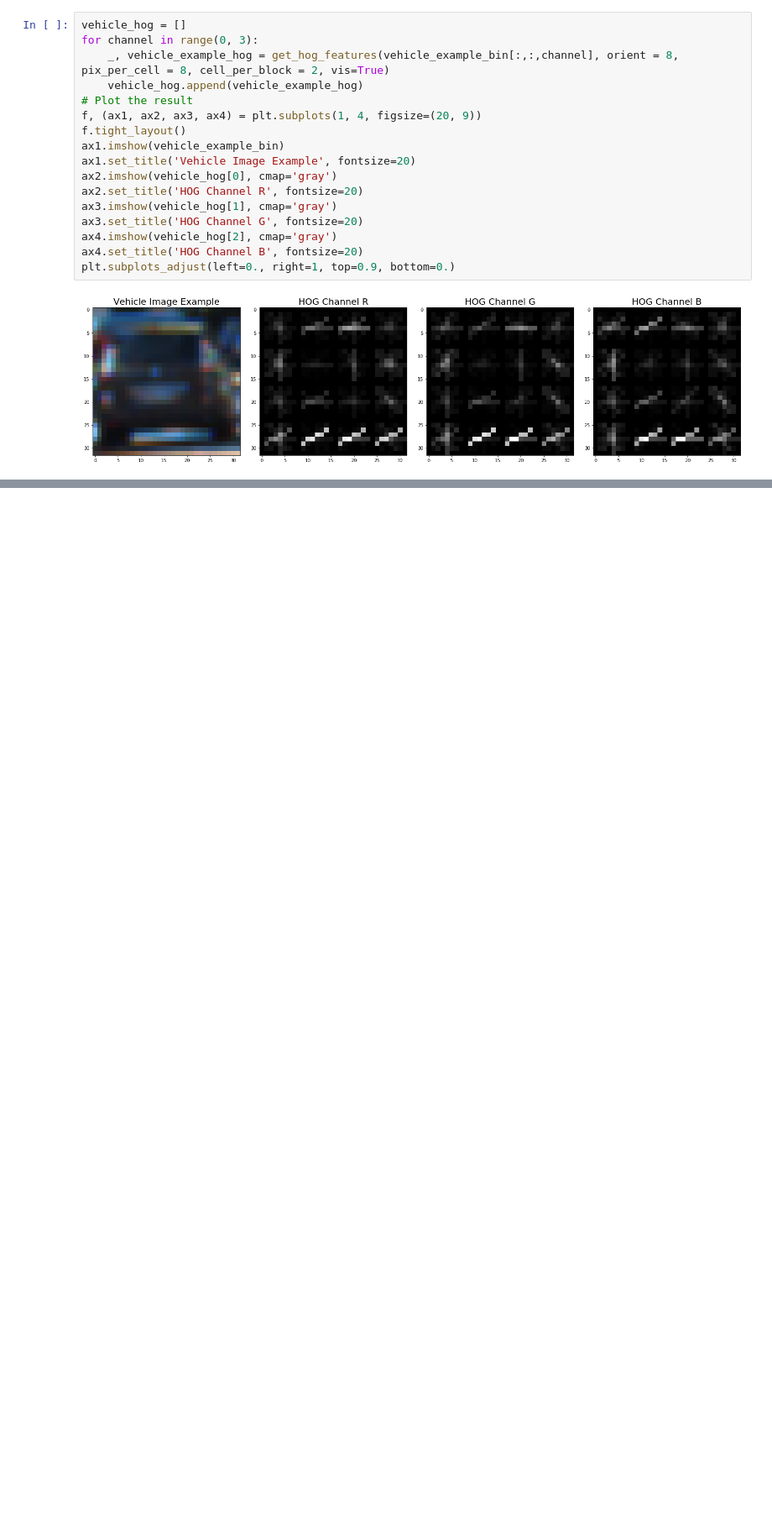
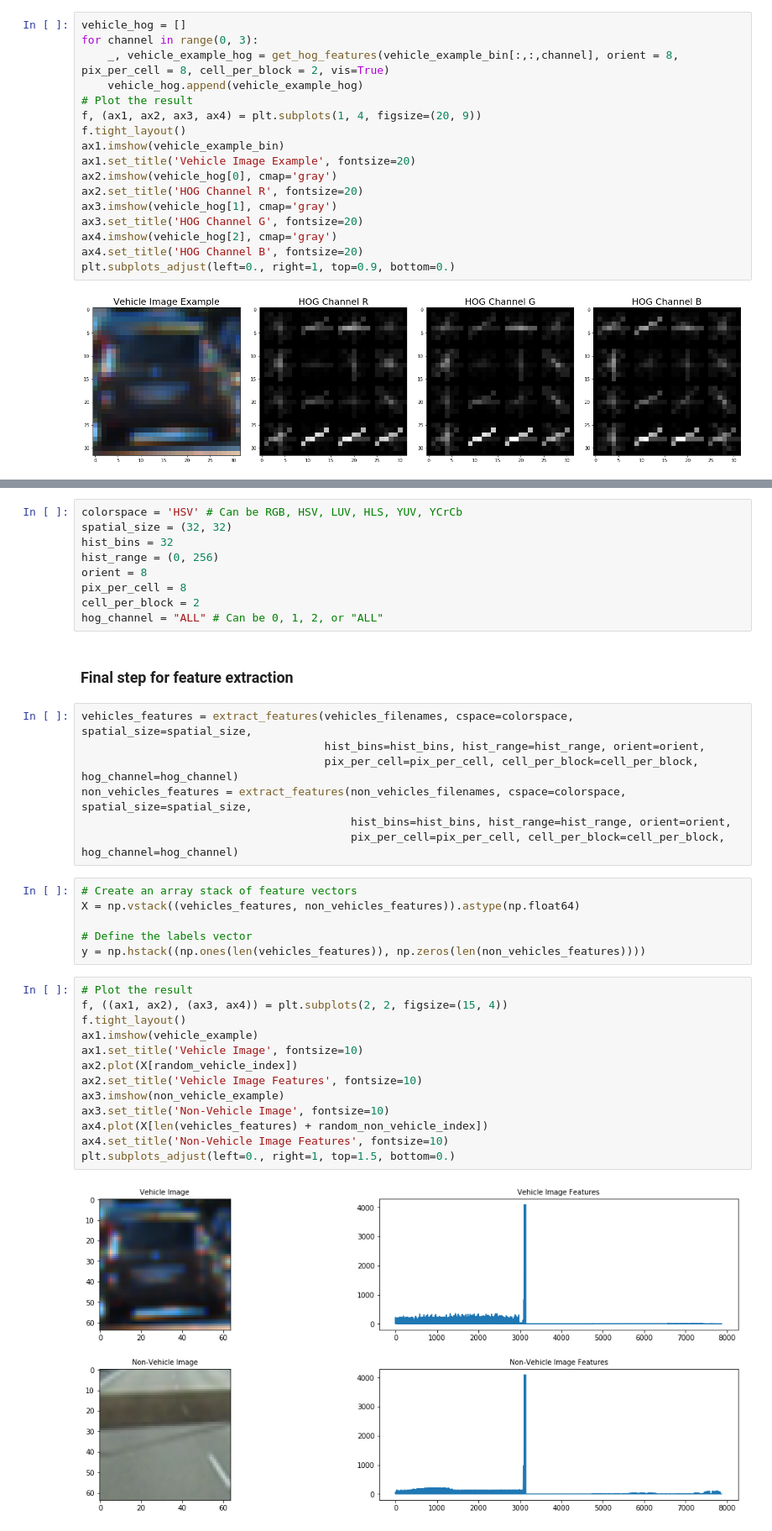
Before and after one commit to PedroHRPBS/CarND-Vehicle-Detection, a Jupyter notebook: Vehicle-Detection-project.ipynb, the cells around one changed output, grey strips where cells are left out. Shown: that part at 84% size. Saved outputs shown, nothing was run; the diff lists cells and outputs as text; blank space fills up the shorter version.

```diff
--- a/Vehicle-Detection-project.ipynb
+++ b/Vehicle-Detection-project.ipynb
@@ -203,0 +240,39 @@ plt.subplots_adjust(left=0., right=1, top=0.9, bottom=0.)
+# %%
+colorspace = 'HSV' # Can be RGB, HSV, LUV, HLS, YUV, YCrCb
+spatial_size = (32, 32)
+hist_bins = 32
+hist_range = (0, 256)
+orient = 8
+pix_per_cell = 8
+cell_per_block = 2
+hog_channel = "ALL" # Can be 0, 1, 2, or "ALL"
+# %% [markdown]
+### Final step for feature extraction
+# %%
+vehicles_features = extract_features(vehicles_filenames, cspace=colorspace, spatial_size=spatial_size,
+                                     hist_bins=hist_bins, hist_range=hist_range, orient=orient,
+                                     pix_per_cell=pix_per_cell, cell_per_block=cell_per_block, hog_channel=hog_channel)
+non_vehicles_features = extract_features(non_vehicles_filenames, cspace=colorspace, spatial_size=spatial_size,
+                                         hist_bins=hist_bins, hist_range=hist_range, orient=orient,
+                                         pix_per_cell=pix_per_cell, cell_per_block=cell_per_block, hog_channel=hog_channel)
+# %%
+# Create an array stack of feature vectors
+X = np.vstack((vehicles_features, non_vehicles_features)).astype(np.float64)
+
+# Define the labels vector
+y = np.hstack((np.ones(len(vehicles_features)), np.zeros(len(non_vehicles_features))))
+# %%
+# Plot the result
+f, ((ax1, ax2), (ax3, ax4)) = plt.subplots(2, 2, figsize=(15, 4))
+f.tight_layout()
+ax1.imshow(vehicle_example)
+ax1.set_title('Vehicle Image', fontsize=10)
+ax2.plot(X[random_vehicle_index])
+ax2.set_title('Vehicle Image Features', fontsize=10)
+ax3.imshow(non_vehicle_example)
+ax3.set_title('Non-Vehicle Image', fontsize=10)
+ax4.plot(X[len(vehicles_features) + random_non_vehicle_index])
+ax4.set_title('Non-Vehicle Image Features', fontsize=10)
+plt.subplots_adjust(left=0., right=1, top=1.5, bottom=0.)
+# %% [output]
+[figure, added]
```
Also changed, not shown: parts of 9 cells of this notebook.
